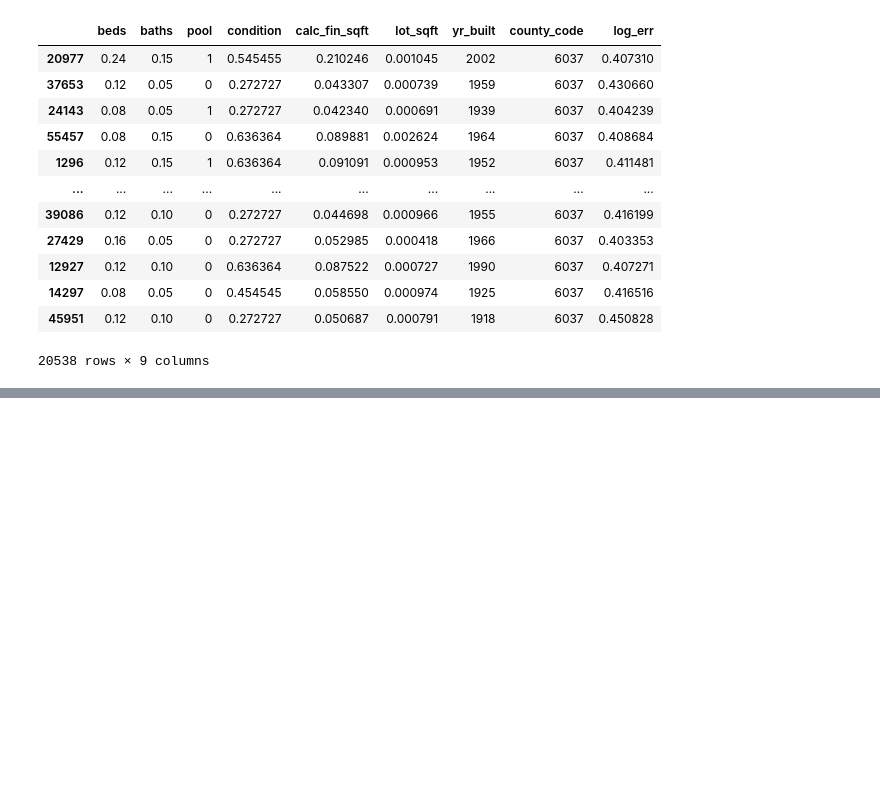
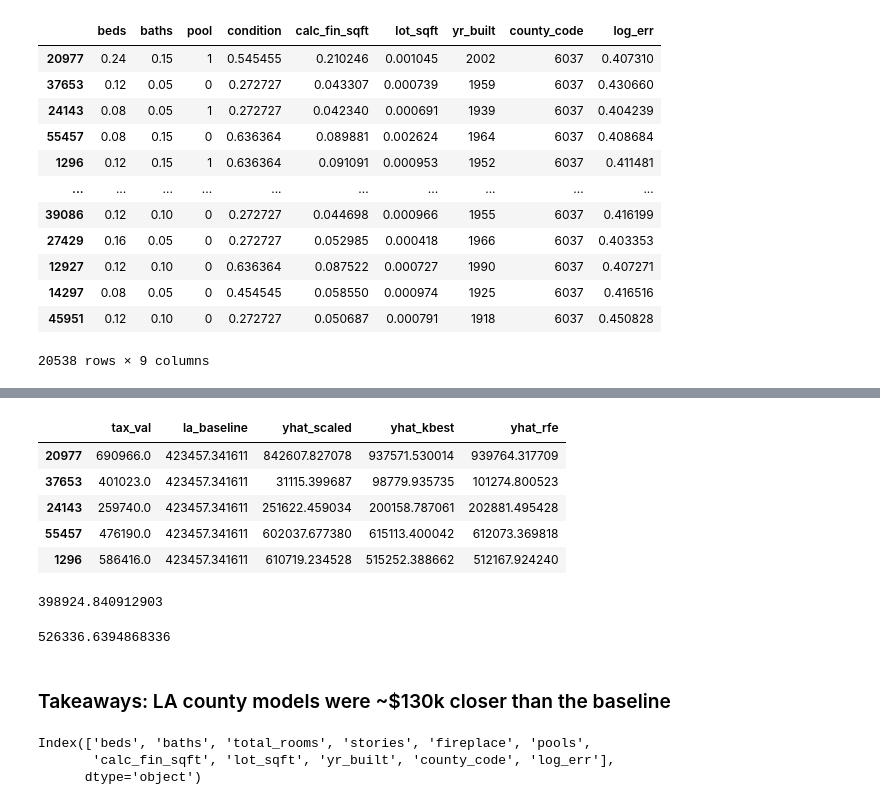
Before and after one commit to tarrencen/regression-project, a Jupyter notebook: explore.ipynb, the cells around one changed output, grey strips where cells are left out. Cells and saved outputs as stored; diff of their text form; code cells hidden in the pictures; blank space fills up the shorter version.

```diff
--- a/explore.ipynb
+++ b/explore.ipynb
@@ -1620,0 +1642,6 @@ ValueError: Wrong number of items passed 3, placement implies 1
+# %%
+la_kbest_ols = LinearRegression().fit(X_la_train_scaled[f_feature], y_la_train.tax_val)
+
+y_la_train['yhat_kbest'] = la_kbest_ols.predict(X_la_train_scaled[f_feature])
+
+y_la_train.head()
@@ -1620,0 +1661,4 @@ ValueError: Wrong number of items passed 3, placement implies 1
+# %%
+rfe_feature, rfe_ranked = prep.rfe(X_la_train_scaled, y_la_train.tax_val, 4)
+
+rfe_ranked
@@ -1620,0 +1676,33 @@ ValueError: Wrong number of items passed 3, placement implies 1
+# %%
+la_rfe_ols = LinearRegression().fit(X_la_train_scaled[rfe_feature], y_la_train.tax_val)
+
+y_la_train['yhat_rfe'] = la_rfe_ols.predict(X_la_train_scaled[rfe_feature])
+
+y_la_train.head()
+# %% [output]
+|  | tax_val | la_baseline | yhat_scaled | yhat_kbest | yhat_rfe |
+| 20977 | 690966.0 | 423457.341611 | 842607.827078 | 937571.530014 | 939764.317709 |
+| 37653 | 401023.0 | 423457.341611 | 31115.399687 | 98779.935735 | 101274.800523 |
+| 24143 | 259740.0 | 423457.341611 | 251622.459034 | 200158.787061 | 202881.495428 |
+| 55457 | 476190.0 | 423457.341611 | 602037.677380 | 615113.400042 | 612073.369818 |
+| 1296 | 586416.0 | 423457.341611 | 610719.234528 | 515252.388662 | 512167.924240 |
+# %%
+la_rfe_rmse = mean_squared_error(y_la_train.tax_val, y_la_train.yhat_rfe) ** 0.5
+
+la_rfe_rmse
+# %% [output]
+398924.840912903
+# %%
+la_bl_rmse = mean_squared_error(y_la_train.tax_val, y_la_train.la_baseline) ** 0.5
+
+la_bl_rmse
+# %% [output]
+526336.6394868336
+# %% [markdown]
+### Takeaways: LA county models were ~$130k closer than the baseline
+# %%
+X_orange_train.columns
+# %% [output]
+Index(['beds', 'baths', 'total_rooms', 'stories', 'fireplace', 'pools',
+       'calc_fin_sqft', 'lot_sqft', 'yr_built', 'county_code', 'log_err'],
+      dtype='object')
```
Also changed, not shown: parts of 25 cells of this notebook.
